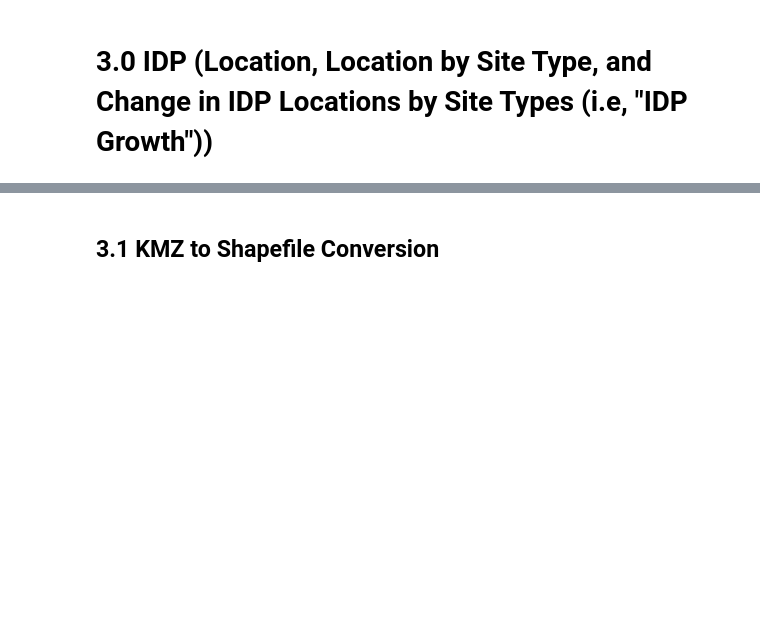
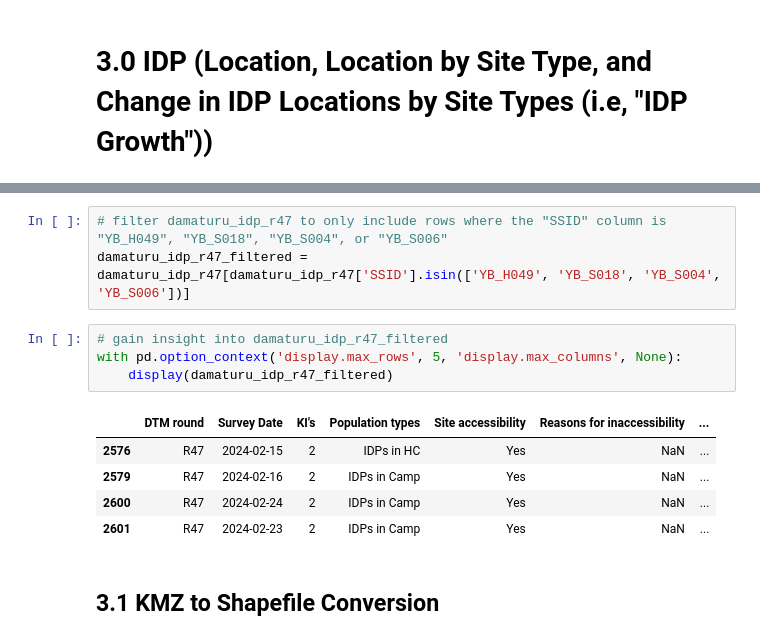
Before and after one commit to carolinecullinan/damaturu-nigeria-idp, a Jupyter notebook: notebooks/1-cgc-cleaning.ipynb, the cells around one changed output, grey strips where cells are left out. Drawn from its saved outputs; the diff is of its cells as text; blank space fills up the shorter version.

```diff
--- a/notebooks/1-cgc-cleaning.ipynb
+++ b/notebooks/1-cgc-cleaning.ipynb
@@ -211,3 +285,16 @@ Value range: 3.46 to 71.60
+# %%
+# filter damaturu_idp_r47 to only include rows where the "SSID" column is "YB_H049", "YB_S018", "YB_S004", or "YB_S006"
+damaturu_idp_r47_filtered = damaturu_idp_r47[damaturu_idp_r47['SSID'].isin(['YB_H049', 'YB_S018', 'YB_S004', 'YB_S006'])]
+# %%
+# gain insight into damaturu_idp_r47_filtered
+with pd.option_context('display.max_rows', 5, 'display.max_columns', None):
+    display(damaturu_idp_r47_filtered)
+# %% [output]
+|  | DTM round | Survey Date | KI's | Population types | Site accessibility | Reasons for inaccessibility | ... |
+| 2576 | R47 | 2024-02-15 | 2 | IDPs in HC | Yes | NaN | ... |
+| 2579 | R47 | 2024-02-16 | 2 | IDPs in Camp | Yes | NaN | ... |
+| 2600 | R47 | 2024-02-24 | 2 | IDPs in Camp | Yes | NaN | ... |
+| 2601 | R47 | 2024-02-23 | 2 | IDPs in Camp | Yes | NaN | ... |
 # %% [markdown]
 ## 3.1 KMZ to Shapefile Conversion
 # %%
```
Also changed, not shown: parts of 16 cells of this notebook, 4 other files.
